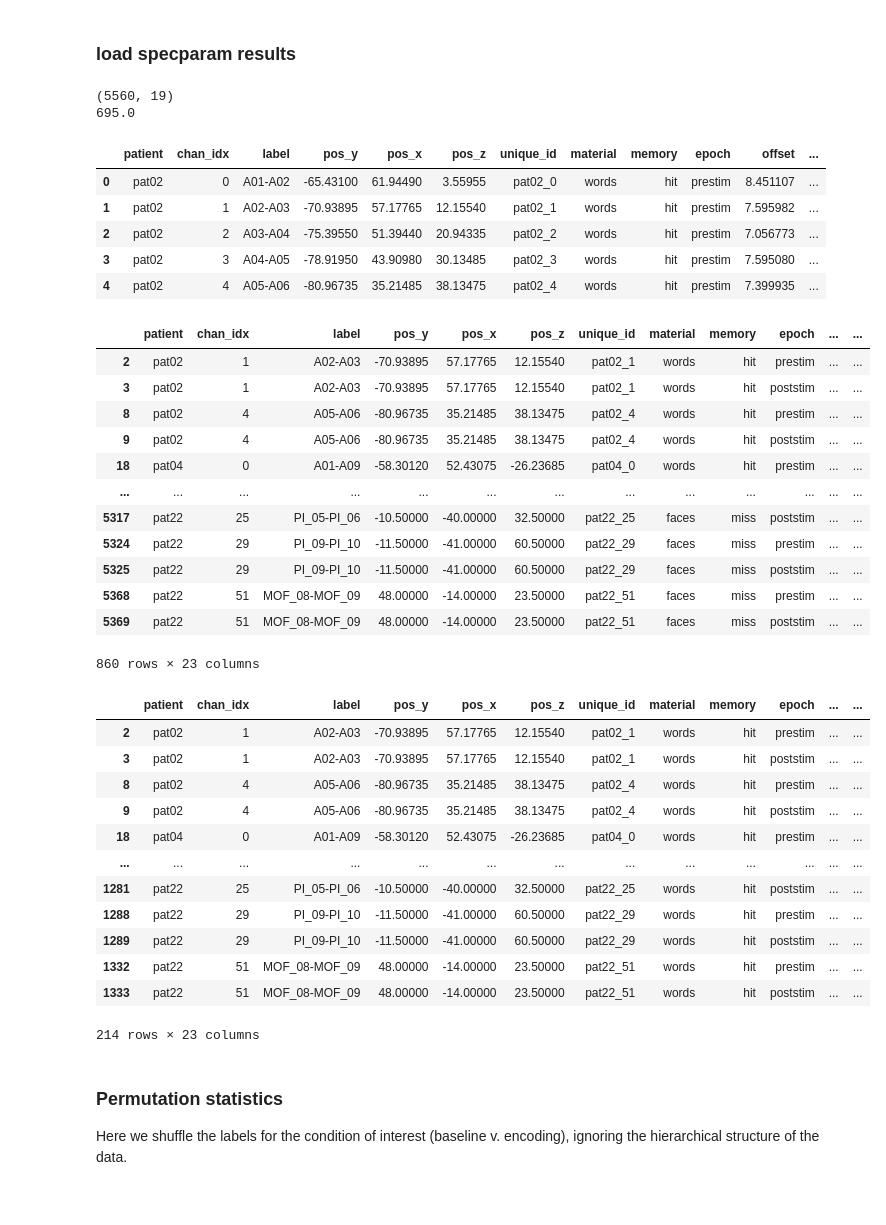
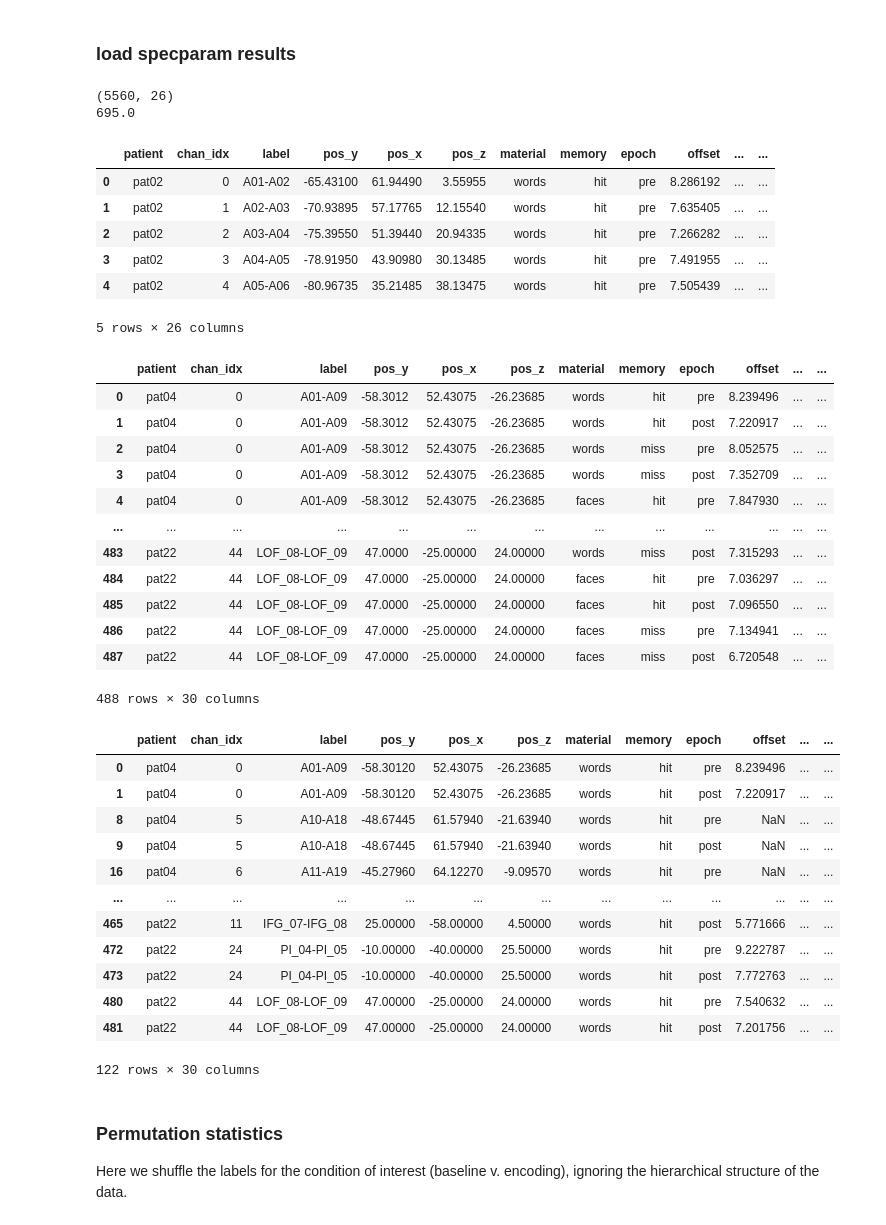
Before and after one commit to voytekresearch/oscillation_vs_exponent, a Jupyter notebook: notebooks/hierarchical_bootstrap.ipynb, the cells around one changed output. Saved outputs shown, nothing was run; the diff lists cells and outputs as text; code cells hidden in the pictures.

```diff
--- a/notebooks/hierarchical_bootstrap.ipynb
+++ b/notebooks/hierarchical_bootstrap.ipynb
@@ -30,69 +33,67 @@ VAR = 'exponent' # variable to analyze
 # %%
 # load spectral parameterization results
 results = pd.read_csv(f"{PROJECT_PATH}/data/results/spectral_parameters.csv", index_col=0)
-
-# log-transform power valies
-results['alpha_bp'] = np.log10(results['alpha_bp'])
-results['alpha_adj'] = np.log10(results['alpha_adj'])
+results.drop(columns='index', inplace=True)
 
 # show
 print(results.shape)
 print(len(results)/8)
 results.head()
 # %% [output]
-(5560, 19)
+(5560, 26)
 695.0
-|  | patient | chan_idx | label | pos_y | pos_x | pos_z | unique_id | material | memory | epoch | offset | ... |
-| 0 | pat02 | 0 | A01-A02 | -65.43100 | 61.94490 | 3.55955 | pat02_0 | words | hit | prestim | 8.451107 | ... |
-| 1 | pat02 | 1 | A02-A03 | -70.93895 | 57.17765 | 12.15540 | pat02_1 | words | hit | prestim | 7.595982 | ... |
-| 2 | pat02 | 2 | A03-A04 | -75.39550 | 51.39440 | 20.94335 | pat02_2 | words | hit | prestim | 7.056773 | ... |
-| 3 | pat02 | 3 | A04-A05 | -78.91950 | 43.90980 | 30.13485 | pat02_3 | words | hit | prestim | 7.595080 | ... |
-| 4 | pat02 | 4 | A05-A06 | -80.96735 | 35.21485 | 38.13475 | pat02_4 | words | hit | prestim | 7.399935 | ... |
+|  | patient | chan_idx | label | pos_y | pos_x | pos_z | material | memory | epoch | offset | ... | ... |
+| 0 | pat02 | 0 | A01-A02 | -65.43100 | 61.94490 | 3.55955 | words | hit | pre | 8.286192 | ... | ... |
+| 1 | pat02 | 1 | A02-A03 | -70.93895 | 57.17765 | 12.15540 | words | hit | pre | 7.635405 | ... | ... |
+| 2 | pat02 | 2 | A03-A04 | -75.39550 | 51.39440 | 20.94335 | words | hit | pre | 7.266282 | ... | ... |
+| 3 | pat02 | 3 | A04-A05 | -78.91950 | 43.90980 | 30.13485 | words | hit | pre | 7.491955 | ... | ... |
+| 4 | pat02 | 4 | A05-A06 | -80.96735 | 35.21485 | 38.13475 | words | hit | pre | 7.505439 | ... | ... |
+5 rows × 26 columns
 # %%
 # get results for task-modulated channels only
 
 # load task-modulated channel info
 task_modulated_channels = pd.read_csv(f"{PROJECT_PATH}/data/results/ieeg_modulated_channels.csv", index_col=0)
 
 # join info with results
-df_merge = pd.merge(results, task_modulated_channels, on=['patient','chan_idx','material','memory'])
+df_merge = pd.merge(results, task_modulated_channels, on=['patient','chan_idx'])
 
 # get task-modulated channel results only
-results = df_merge.loc[df_merge['sig']]
+results = df_merge.loc[df_merge['sig_all']].reset_index(drop=True)
 results
 # %% [output]
-|  | patient | chan_idx | label | pos_y | pos_x | pos_z | unique_id | material | memory | epoch | ... | ... |
-| 2 | pat02 | 1 | A02-A03 | -70.93895 | 57.17765 | 12.15540 | pat02_1 | words | hit | prestim | ... | ... |
-| 3 | pat02 | 1 | A02-A03 | -70.93895 | 57.17765 | 12.15540 | pat02_1 | words | hit | poststim | ... | ... |
-| 8 | pat02 | 4 | A05-A06 | -80.96735 | 35.21485 | 38.13475 | pat02_4 | words | hit | prestim | ... | ... |
-| 9 | pat02 | 4 | A05-A06 | -80.96735 | 35.21485 | 38.13475 | pat02_4 | words | hit | poststim | ... | ... |
-| 18 | pat04 | 0 | A01-A09 | -58.30120 | 52.43075 | -26.23685 | pat04_0 | words | hit | prestim | ... | ... |
+|  | patient | chan_idx | label | pos_y | pos_x | pos_z | material | memory | epoch | offset | ... | ... |
+| 0 | pat04 | 0 | A01-A09 | -58.3012 | 52.43075 | -26.23685 | words | hit | pre | 8.239496 | ... | ... |
+| 1 | pat04 | 0 | A01-A09 | -58.3012 | 52.43075 | -26.23685 | words | hit | post | 7.220917 | ... | ... |
+| 2 | pat04 | 0 | A01-A09 | -58.3012 | 52.43075 | -26.23685 | words | miss | pre | 8.052575 | ... | ... |
+| 3 | pat04 | 0 | A01-A09 | -58.3012 | 52.43075 | -26.23685 | words | miss | post | 7.352709 | ... | ... |
+| 4 | pat04 | 0 | A01-A09 | -58.3012 | 52.43075 | -26.23685 | faces | hit | pre | 7.847930 | ... | ... |
 | ... | ... | ... | ... | ... | ... | ... | ... | ... | ... | ... | ... | ... |
-| 5317 | pat22 | 25 | PI_05-PI_06 | -10.50000 | -40.00000 | 32.50000 | pat22_25 | faces | miss | poststim | ... | ... |
-| 5324 | pat22 | 29 | PI_09-PI_10 | -11.50000 | -41.00000 | 60.50000 | pat22_29 | faces | miss | prestim | ... | ... |
-| 5325 | pat22 | 29 | PI_09-PI_10 | -11.50000 | -41.00000 | 60.50000 | pat22_29 | faces | miss | poststim | ... | ... |
-| 5368 | pat22 | 51 | MOF_08-MOF_09 | 48.00000 | -14.00000 | 23.50000 | pat22_51 | faces | miss | prestim | ... | ... |
-| 5369 | pat22 | 51 | MOF_08-MOF_09 | 48.00000 | -14.00000 | 23.50000 | pat22_51 | faces | miss | poststim | ... | ... |
+| 483 | pat22 | 44 | LOF_08-LOF_09 | 47.0000 | -25.00000 | 24.00000 | words | miss | post | 7.315293 | ... | ... |
+| 484 | pat22 | 44 | LOF_08-LOF_09 | 47.0000 | -25.00000 | 24.00000 | faces | hit | pre | 7.036297 | ... | ... |
+| 485 | pat22 | 44 | LOF_08-LOF_09 | 47.0000 | -25.00000 | 24.00000 | faces | hit | post | 7.096550 | ... | ... |
+| 486 | pat22 | 44 | LOF_08-LOF_09 | 47.0000 | -25.00000 | 24.00000 | faces | miss | pre | 7.134941 | ... | ... |
+| 487 | pat22 | 44 | LOF_08-LOF_09 | 47.0000 | -25.00000 | 24.00000 | faces | miss | post | 6.720548 | ... | ... |
-860 rows × 23 columns
+488 rows × 30 columns
 # %%
 # split results by trial type (words/faces) and take successful trials only (memory==hit)
 df_w = results.loc[((results['memory']=='hit')&(results['material']=='words'))]
 df_f = results.loc[((results['memory']=='hit')&(results['material']=='faces'))]
 df_w
 # %% [output]
-|  | patient | chan_idx | label | pos_y | pos_x | pos_z | unique_id | material | memory | epoch | ... | ... |
-| 2 | pat02 | 1 | A02-A03 | -70.93895 | 57.17765 | 12.15540 | pat02_1 | words | hit | prestim | ... | ... |
-| 3 | pat02 | 1 | A02-A03 | -70.93895 | 57.17765 | 12.15540 | pat02_1 | words | hit | poststim | ... | ... |
-| 8 | pat02 | 4 | A05-A06 | -80.96735 | 35.21485 | 38.13475 | pat02_4 | words | hit | prestim | ... | ... |
-| 9 | pat02 | 4 | A05-A06 | -80.96735 | 35.21485 | 38.13475 | pat02_4 | words | hit | poststim | ... | ... |
-| 18 | pat04 | 0 | A01-A09 | -58.30120 | 52.43075 | -26.23685 | pat04_0 | words | hit | prestim | ... | ... |
+|  | patient | chan_idx | label | pos_y | pos_x | pos_z | material | memory | epoch | offset | ... | ... |
+| 0 | pat04 | 0 | A01-A09 | -58.30120 | 52.43075 | -26.23685 | words | hit | pre | 8.239496 | ... | ... |
+| 1 | pat04 | 0 | A01-A09 | -58.30120 | 52.43075 | -26.23685 | words | hit | post | 7.220917 | ... | ... |
+| 8 | pat04 | 5 | A10-A18 | -48.67445 | 61.57940 | -21.63940 | words | hit | pre | NaN | ... | ... |
+| 9 | pat04 | 5 | A10-A18 | -48.67445 | 61.57940 | -21.63940 | words | hit | post | NaN | ... | ... |
+| 16 | pat04 | 6 | A11-A19 | -45.27960 | 64.12270 | -9.09570 | words | hit | pre | NaN | ... | ... |
 | ... | ... | ... | ... | ... | ... | ... | ... | ... | ... | ... | ... | ... |
-| 1281 | pat22 | 25 | PI_05-PI_06 | -10.50000 | -40.00000 | 32.50000 | pat22_25 | words | hit | poststim | ... | ... |
-| 1288 | pat22 | 29 | PI_09-PI_10 | -11.50000 | -41.00000 | 60.50000 | pat22_29 | words | hit | prestim | ... | ... |
-| 1289 | pat22 | 29 | PI_09-PI_10 | -11.50000 | -41.00000 | 60.50000 | pat22_29 | words | hit | poststim | ... | ... |
-| 1332 | pat22 | 51 | MOF_08-MOF_09 | 48.00000 | -14.00000 | 23.50000 | pat22_51 | words | hit | prestim | ... | ... |
-| 1333 | pat22 | 51 | MOF_08-MOF_09 | 48.00000 | -14.00000 | 23.50000 | pat22_51 | words | hit | poststim | ... | ... |
+| 465 | pat22 | 11 | IFG_07-IFG_08 | 25.00000 | -58.00000 | 4.50000 | words | hit | post | 5.771666 | ... | ... |
+| 472 | pat22 | 24 | PI_04-PI_05 | -10.00000 | -40.00000 | 25.50000 | words | hit | pre | 9.222787 | ... | ... |
+| 473 | pat22 | 24 | PI_04-PI_05 | -10.00000 | -40.00000 | 25.50000 | words | hit | post | 7.772763 | ... | ... |
+| 480 | pat22 | 44 | LOF_08-LOF_09 | 47.00000 | -25.00000 | 24.00000 | words | hit | pre | 7.540632 | ... | ... |
+| 481 | pat22 | 44 | LOF_08-LOF_09 | 47.00000 | -25.00000 | 24.00000 | words | hit | post | 7.201756 | ... | ... |
-214 rows × 23 columns
+122 rows × 30 columns
 # %% [markdown]
 ### Permutation statistics
 Here we shuffle the labels for the condition of interest (baseline v. encoding), ignoring the hierarchical structure of the data.
```
Also changed, not shown: parts of 13 cells of this notebook.
